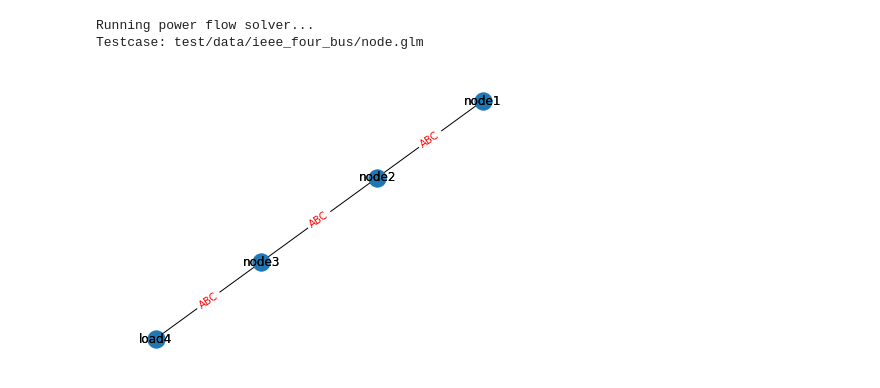
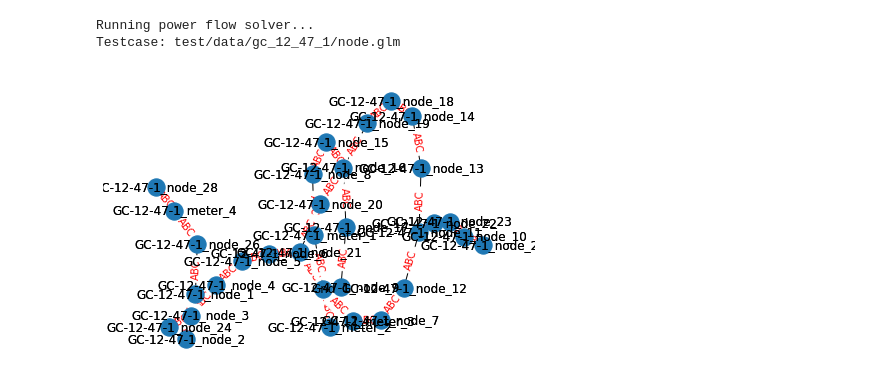
Before and after one commit to lucasgodshalk/combined-txds, a Jupyter notebook: graph_analysis.ipynb, the cells around one changed output. Saved outputs shown, nothing was run; the diff lists cells and outputs as text; code cells hidden in the pictures.

```diff
--- a/graph_analysis.ipynb
+++ b/graph_analysis.ipynb
@@ -2,9 +2,9 @@
 import matplotlib.pyplot as plt
 import networkx as nx
 
-from src.logic.powerflowsettings import PowerFlowSettings
-from src.logic.powerflow import FilePowerFlow
-from src.logic.graphanalyzer import GraphAnalyzer
+from logic.powerflowsettings import PowerFlowSettings
+from logic.powerflow import FilePowerFlow
+from logic.graphanalyzer import GraphAnalyzer
 
 # path to the grid network RAW file
 #casename = 'test/data/positiveseq/GS-4_prior_solution.RAW'
@@ -14,35 +14,35 @@ from src.logic.graphanalyzer import GraphAnalyzer
 #casename = 'test/data/positiveseq/PEGASE-9241_flat_start.RAW'
 #casename = 'test/data/positiveseq/PEGASE-13659_flat_start.RAW'
 #casename = 'test/data/positiveseq/GS-4_stressed.RAW'
 #casename = 'test/data/positiveseq/IEEE-14_stressed_1.RAW'
 #casename = 'test/data/positiveseq/IEEE-14_stressed_2_fixed.RAW'
-#casename = 'test/data/gc_12_47_1/node.glm'
-casename = 'test/data/ieee_four_bus/node.glm'
+casename = 'test/data/gc_12_47_1/node.glm'
+#casename = 'test/data/ieee_four_bus/node.glm'
 
 print("Running power flow solver...")
 print(f'Testcase: {casename}')
 
 settings = PowerFlowSettings(debug=False, max_iters=50, flat_start=False, infeasibility_analysis=False, tx_stepping=False, voltage_limiting=False)
 
 powerflow = FilePowerFlow(casename, settings)
 
 ga = GraphAnalyzer()
 
-ga.load_network(powerflow.network_model)
+ga.load_network(powerflow.network)
 
 G = ga.G
 
 pos=nx.spring_layout(G)
 
 nx.draw(G, pos, with_labels=True, connectionstyle='arc3, rad = 0.1')
 nx.draw_networkx_labels(G, pos, ga.node_labels)
 nx.draw_networkx_edge_labels(
     G, pos,
     edge_labels=ga.edge_labels,
     font_color='red'
 )
 plt.margins(x=0.1)
 # %% [output]
 Running power flow solver...
-Testcase: test/data/ieee_four_bus/node.glm
+Testcase: test/data/gc_12_47_1/node.glm
-[figure, old version]
+[figure, new version]
```
Also changed, not shown: 15 other files.
